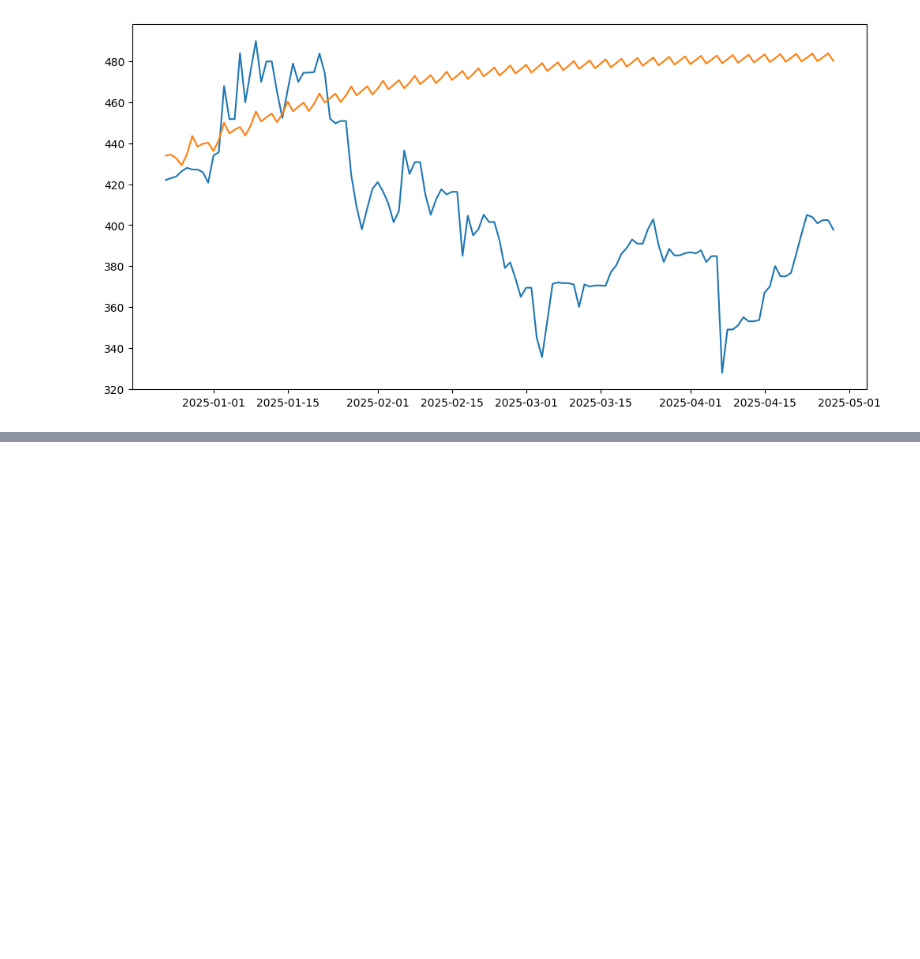
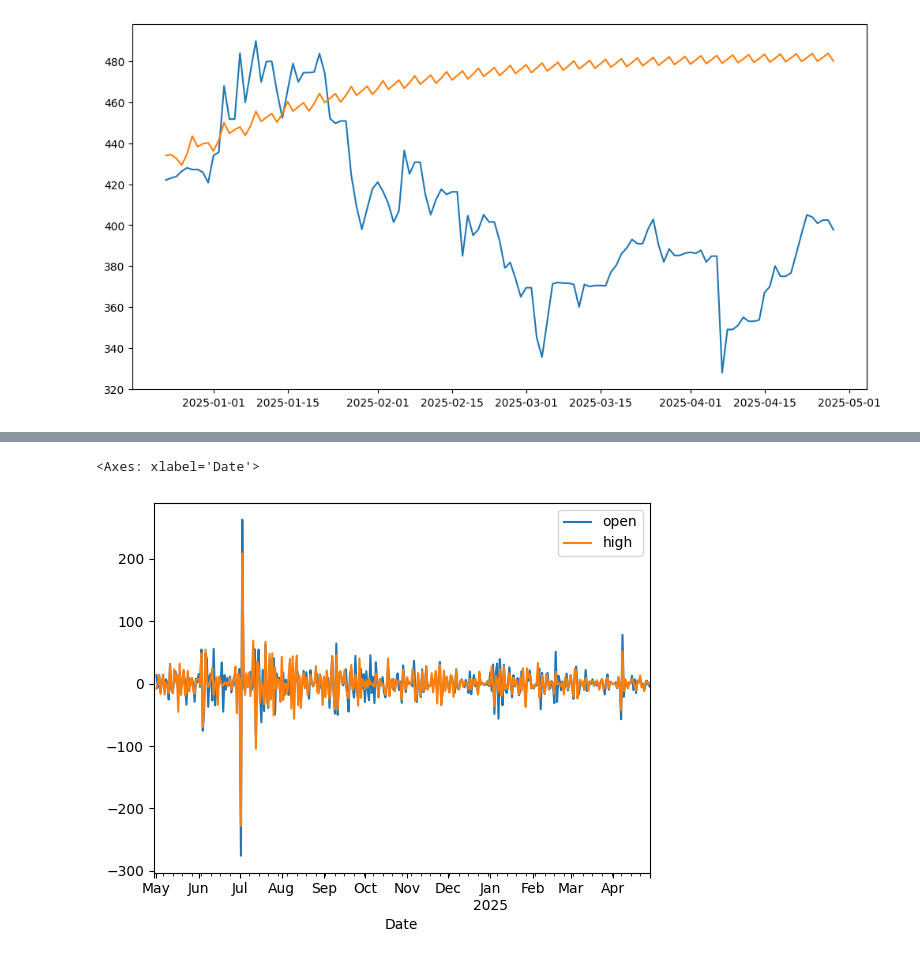
Before and after one commit to ShahidAzadd/Time-Series, a Jupyter notebook: arima_model.ipynb, the cells around one changed output, grey strips where cells are left out. Drawn from its saved outputs; the diff is of its cells as text; code cells hidden in the pictures; blank space fills up the shorter version.

```diff
--- a/arima_model.ipynb
+++ b/arima_model.ipynb
@@ -170,0 +179,5 @@ print(mean_squared_error(test_data, predictions))
+# %%
+vector_df[["open","high"]].diff().diff().plot()
+# %% [output]
+<Axes: xlabel='Date'>
+[figure, added]
```
Also changed, not shown: parts of 15 cells of this notebook, 1 other file.
